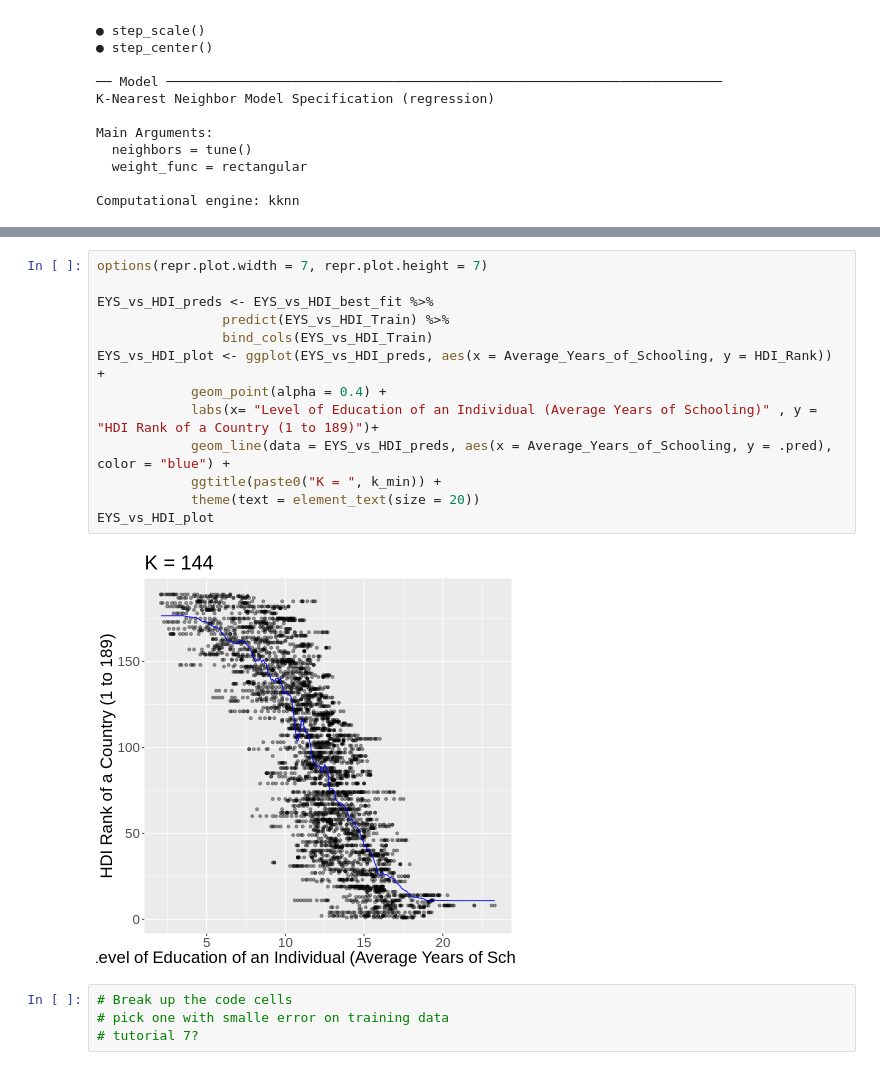
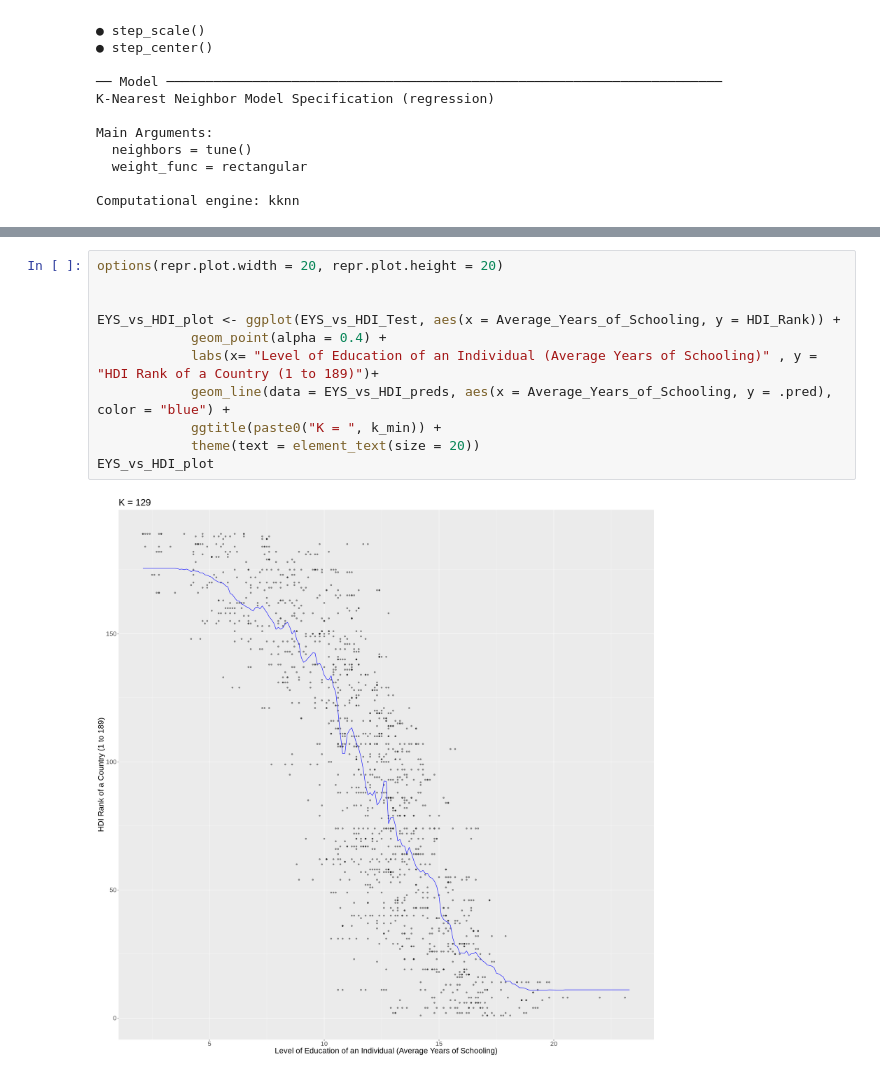
Before and after one commit to MarranaTT/Group_46_Final_Project, a Jupyter notebook: Final.ipynb, the cells around one changed output, grey strips where cells are left out. Cells and saved outputs as stored; diff of their text form.

```diff
--- a/Final.ipynb
+++ b/Final.ipynb
@@ -428,19 +454,13 @@ A tibble: 3 × 3
 # %%
-options(repr.plot.width = 7, repr.plot.height = 7)
+options(repr.plot.width = 20, repr.plot.height = 20)
 
-EYS_vs_HDI_preds <- EYS_vs_HDI_best_fit %>%
-                predict(EYS_vs_HDI_Train) %>%
-                bind_cols(EYS_vs_HDI_Train)
-EYS_vs_HDI_plot <- ggplot(EYS_vs_HDI_preds, aes(x = Average_Years_of_Schooling, y = HDI_Rank)) +
+
+EYS_vs_HDI_plot <- ggplot(EYS_vs_HDI_Test, aes(x = Average_Years_of_Schooling, y = HDI_Rank)) +
             geom_point(alpha = 0.4) +
             labs(x= "Level of Education of an Individual (Average Years of Schooling)" , y = "HDI Rank of a Country (1 to 189)")+
             geom_line(data = EYS_vs_HDI_preds, aes(x = Average_Years_of_Schooling, y = .pred), color = "blue") +
             ggtitle(paste0("K = ", k_min)) +
             theme(text = element_text(size = 20))
 EYS_vs_HDI_plot
 # %% [output]
-[figure, old version]
+[figure, new version]
-# %%
-# Break up the code cells
-# pick one with smalle error on training data
-# tutorial 7?
```
Also changed, not shown: parts of 15 cells of this notebook.
